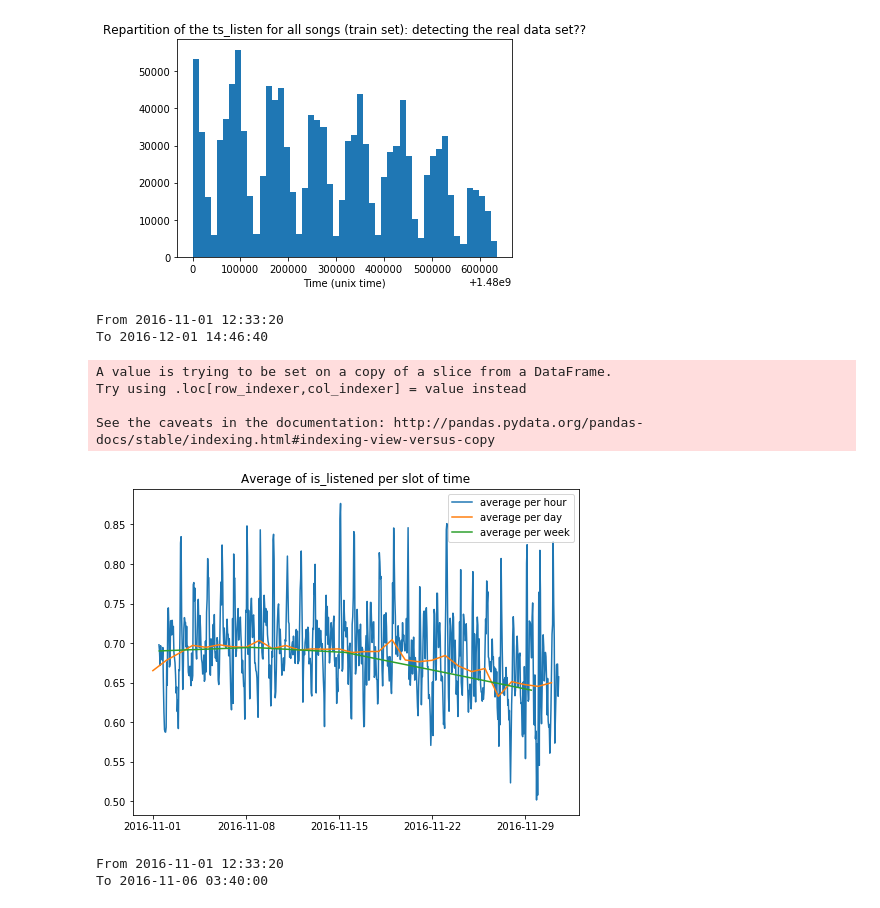
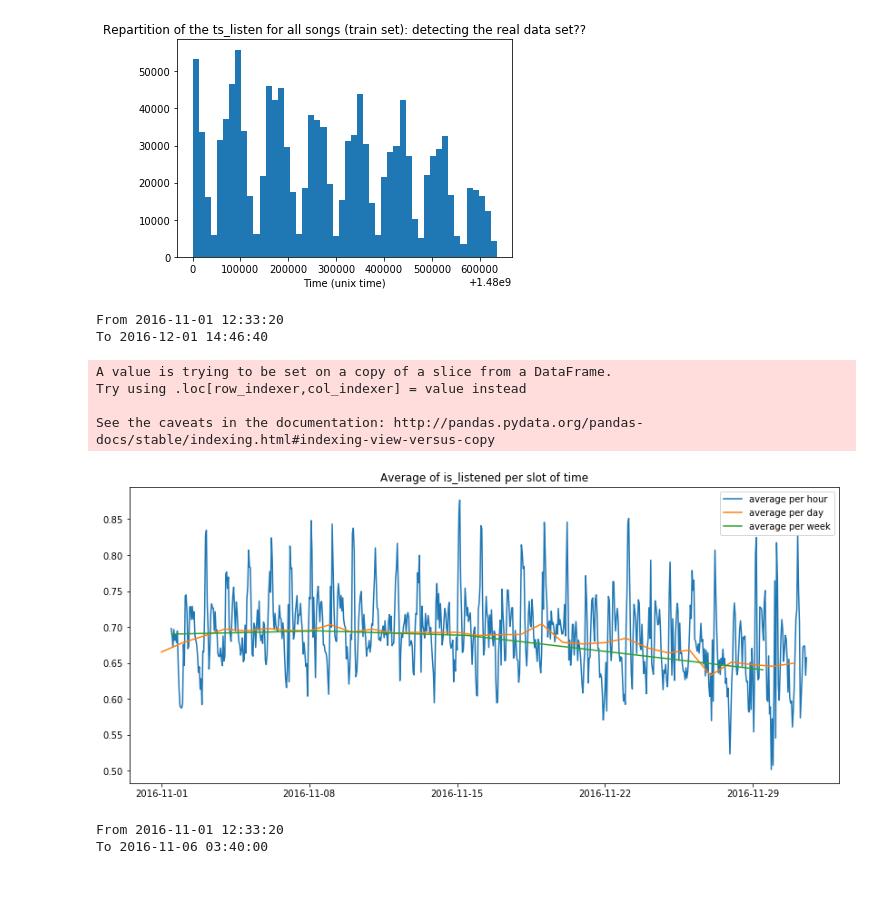
Before and after one commit to MarcSzafraniec/dsg17, a Jupyter notebook: temporal-dependencies.ipynb, the cells around one changed output. Saved outputs shown, nothing was run; the diff lists cells and outputs as text; code cells hidden in the pictures.

```diff
--- a/temporal-dependencies.ipynb
+++ b/temporal-dependencies.ipynb
@@ -255,32 +255,32 @@ plt.show()
 # %%
 threshold_plot = 1478000000
 print("From",datetime.fromtimestamp(threshold_plot))
 threshold_plot_up = 1480600000 #1479000000
 print("To",datetime.fromtimestamp(threshold_plot_up))
 
 train_normal = train[(train['ts_listen'] > threshold_plot) & (train['ts_listen'] < threshold_plot_up)]
 train_normal['date'] = pd.to_datetime(train_normal['ts_listen'],unit='s')
 
 avg_per_hour = train_normal.set_index(['date']).groupby(pd.TimeGrouper('H'))['is_listened'].mean()
 avg_per_day = train_normal.set_index(['date']).groupby(pd.TimeGrouper('D'))['is_listened'].mean()
 avg_per_week = train_normal.set_index(['date']).groupby(pd.TimeGrouper('7D'))['is_listened'].mean()
 
 
-plt.figure(figsize=(8, 6))
+plt.figure(figsize=(14, 6))
 plt.plot(avg_per_hour,label='average per hour')
 plt.plot(avg_per_day,label='average per day')
 plt.plot(avg_per_week,label='average per week')
 plt.title('Average of is_listened per slot of time')
 plt.legend()
 plt.show()
 # %% [output]
 From 2016-11-01 12:33:20
 To 2016-12-01 14:46:40
 A value is trying to be set on a copy of a slice from a DataFrame.
 Try using .loc[row_indexer,col_indexer] = value instead
 
 See the caveats in the documentation: http://pandas.pydata.org/pandas-docs/stable/indexing.html#indexing-view-versus-copy
-[figure, old version]
+[figure, new version]
 # %%
 threshold_plot = 1478000000
 print("From",datetime.fromtimestamp(threshold_plot))
```
Also changed, not shown: parts of 6 cells of this notebook, 1 other file.
